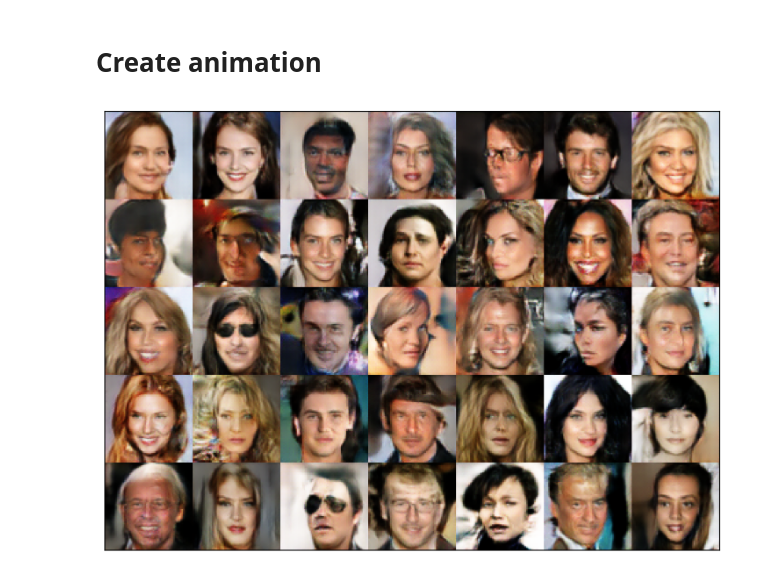
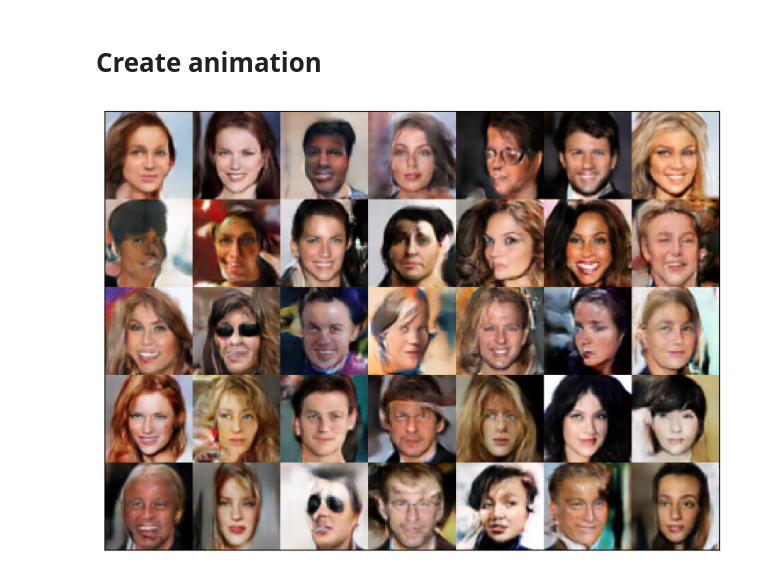
Before and after one commit to artmerinov/DCGAN, a Jupyter notebook: create_animation.ipynb, the cells around one changed output. Drawn from its saved outputs; the diff is of its cells as text; code cells hidden in the pictures.

```diff
--- a/create_animation.ipynb
+++ b/create_animation.ipynb
@@ -74,23 +74,23 @@ img_filenames = os.listdir(config.folder_path_gen_images)
 img_filenames = sorted(img_filenames)
 
 generated = []
-for img_filename in img_filenames[10::3]: # skip the first 10 and jump over 3
+for img_filename in img_filenames[5::5]: # skip the first 5 and jump over 5
     img_path = os.path.join(config.folder_path_gen_images, img_filename)
     img = Image.open(img_path)
     generated.append(img)
 # %%
 fig, ax = plt.subplots(figsize=(7,5))
 plt.subplots_adjust(top=1, bottom=0, right=1, left=0, hspace=0, wspace=0)
 
 def animate(i):
     ax.clear()
     f = ax.imshow(generated[i])
     ax.set_xticks([])
     ax.set_yticks([])
     return f
 
 ani = FuncAnimation(fig=fig, func=animate, repeat=True, frames=len(generated))
-ani.save("animation_celeba.gif", dpi=100, writer=PillowWriter(fps=1.1))
+ani.save("animation_celeba.gif", dpi=50, writer=PillowWriter(fps=1.1))
 plt.show()
 # %% [output]
-[figure, old version]
+[figure, new version]
```
Also changed, not shown: 1 other file.
